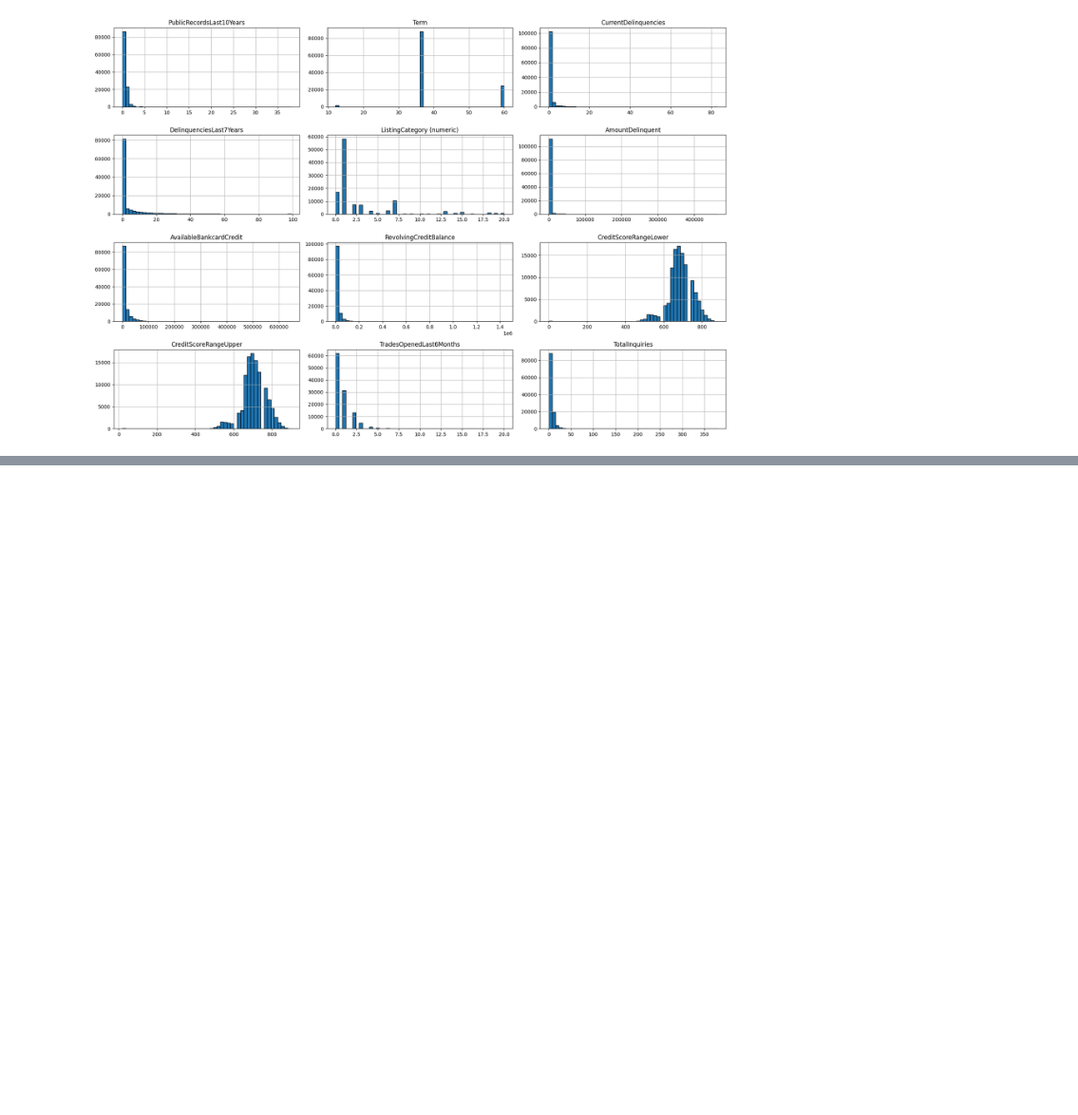
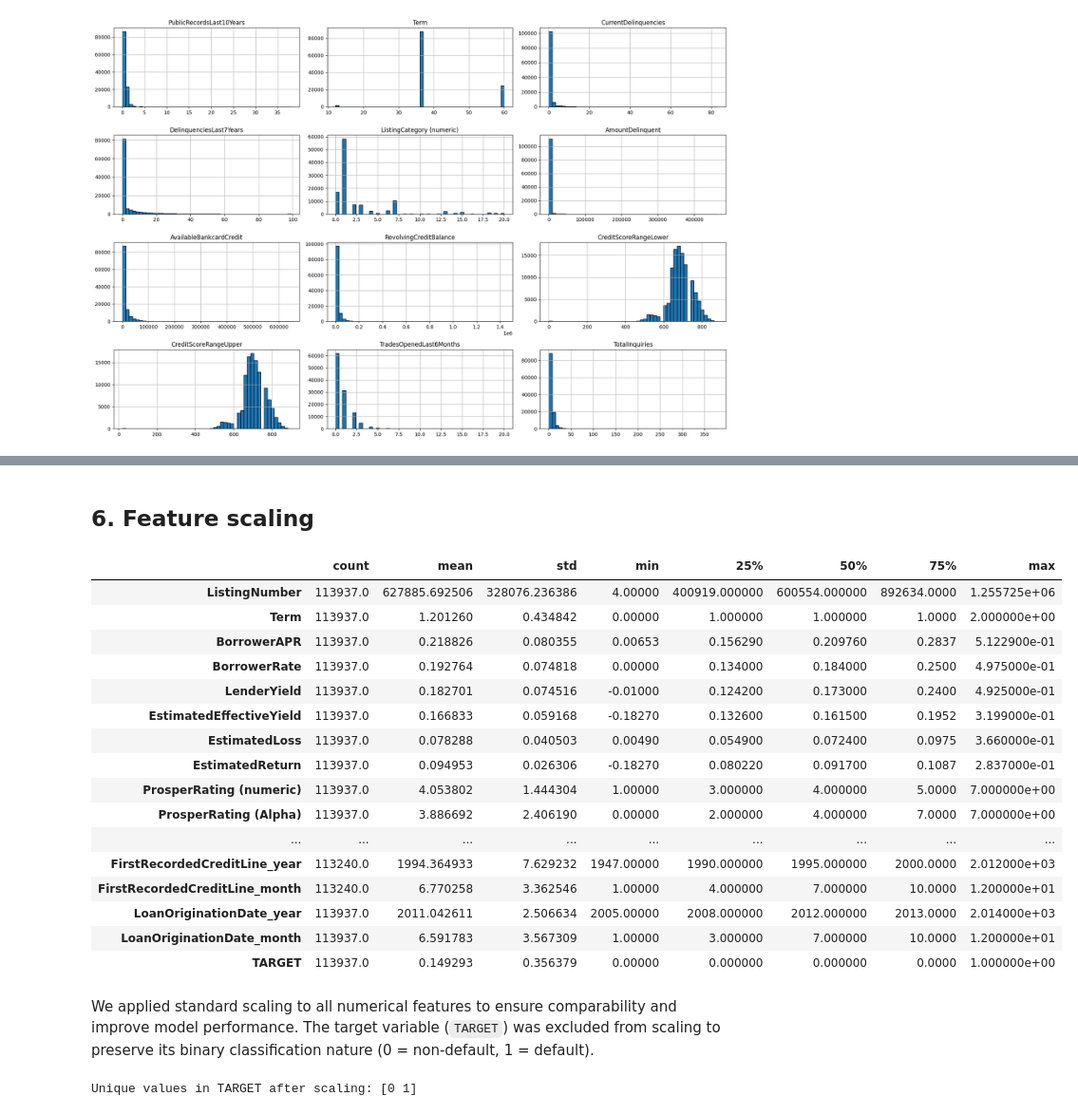
Before and after one commit to celiajimenezreal/tfm-credit-risk-audit, a Jupyter notebook: notebooks/01_eda_preprocessing.ipynb, the cells around one changed output, grey strips where cells are left out. Shown at 95% size. Drawn from its saved outputs; the diff is of its cells as text; code cells hidden in the pictures; blank space fills up the shorter version.

```diff
--- a/notebooks/01_eda_preprocessing.ipynb
+++ b/notebooks/01_eda_preprocessing.ipynb
@@ -384,0 +663,36 @@ pp.plot_multiple_distributions(df, top_outlier_cols, bins=50, n_cols=3, figsize=
+# %% [markdown]
+## 6. Feature scaling
+# %%
+# Revisar estadísticas de las numéricas
+num_cols, _ = pp.get_numerical_and_categorical_columns(df)
+
+df[num_cols].describe().T
+# %% [output]
+|  | count | mean | std | min | 25% | 50% | 75% | max |
+| ListingNumber | 113937.0 | 627885.692506 | 328076.236386 | 4.00000 | 400919.000000 | 600554.000000 | 892634.0000 | 1.255725e+06 |
+| Term | 113937.0 | 1.201260 | 0.434842 | 0.00000 | 1.000000 | 1.000000 | 1.0000 | 2.000000e+00 |
+| BorrowerAPR | 113937.0 | 0.218826 | 0.080355 | 0.00653 | 0.156290 | 0.209760 | 0.2837 | 5.122900e-01 |
+| BorrowerRate | 113937.0 | 0.192764 | 0.074818 | 0.00000 | 0.134000 | 0.184000 | 0.2500 | 4.975000e-01 |
+| LenderYield | 113937.0 | 0.182701 | 0.074516 | -0.01000 | 0.124200 | 0.173000 | 0.2400 | 4.925000e-01 |
+| EstimatedEffectiveYield | 113937.0 | 0.166833 | 0.059168 | -0.18270 | 0.132600 | 0.161500 | 0.1952 | 3.199000e-01 |
+| EstimatedLoss | 113937.0 | 0.078288 | 0.040503 | 0.00490 | 0.054900 | 0.072400 | 0.0975 | 3.660000e-01 |
+| EstimatedReturn | 113937.0 | 0.094953 | 0.026306 | -0.18270 | 0.080220 | 0.091700 | 0.1087 | 2.837000e-01 |
+| ProsperRating (numeric) | 113937.0 | 4.053802 | 1.444304 | 1.00000 | 3.000000 | 4.000000 | 5.0000 | 7.000000e+00 |
+| ProsperRating (Alpha) | 113937.0 | 3.886692 | 2.406190 | 0.00000 | 2.000000 | 4.000000 | 7.0000 | 7.000000e+00 |
+| ... | ... | ... | ... | ... | ... | ... | ... | ... |
+| FirstRecordedCreditLine_year | 113240.0 | 1994.364933 | 7.629232 | 1947.00000 | 1990.000000 | 1995.000000 | 2000.0000 | 2.012000e+03 |
+| FirstRecordedCreditLine_month | 113240.0 | 6.770258 | 3.362546 | 1.00000 | 4.000000 | 7.000000 | 10.0000 | 1.200000e+01 |
+| LoanOriginationDate_year | 113937.0 | 2011.042611 | 2.506634 | 2005.00000 | 2008.000000 | 2012.000000 | 2013.0000 | 2.014000e+03 |
+| LoanOriginationDate_month | 113937.0 | 6.591783 | 3.567309 | 1.00000 | 3.000000 | 7.000000 | 10.0000 | 1.200000e+01 |
+| TARGET | 113937.0 | 0.149293 | 0.356379 | 0.00000 | 0.000000 | 0.000000 | 0.0000 | 1.000000e+00 |
+# %% [markdown]
+We applied standard scaling to all numerical features to ensure comparability and improve model performance.
+The target variable (`TARGET`) was excluded from scaling to preserve its binary classification nature (0 = non-default, 1 = default).
+# %%
+# Scale all numerical features, exclude TARGET from scaling
+df_scaled = pp.scale_features(df, target_column='TARGET')
+
+# Check that TARGET remains unchanged
+print("Unique values in TARGET after scaling:", df_scaled['TARGET'].unique())
+# %% [output]
+Unique values in TARGET after scaling: [0 1]
```
Also changed, not shown: parts of 30 cells of this notebook, 2 other files.
